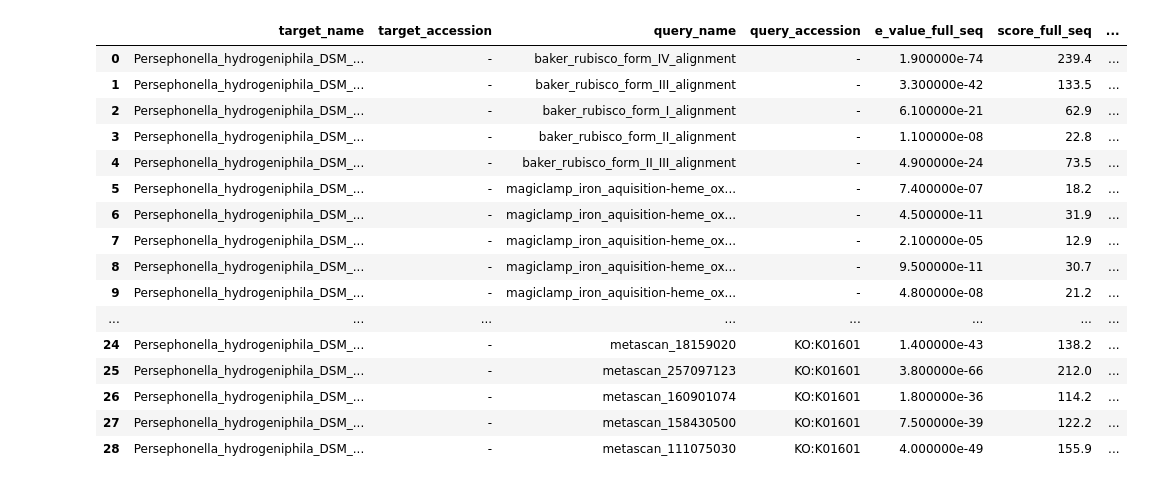
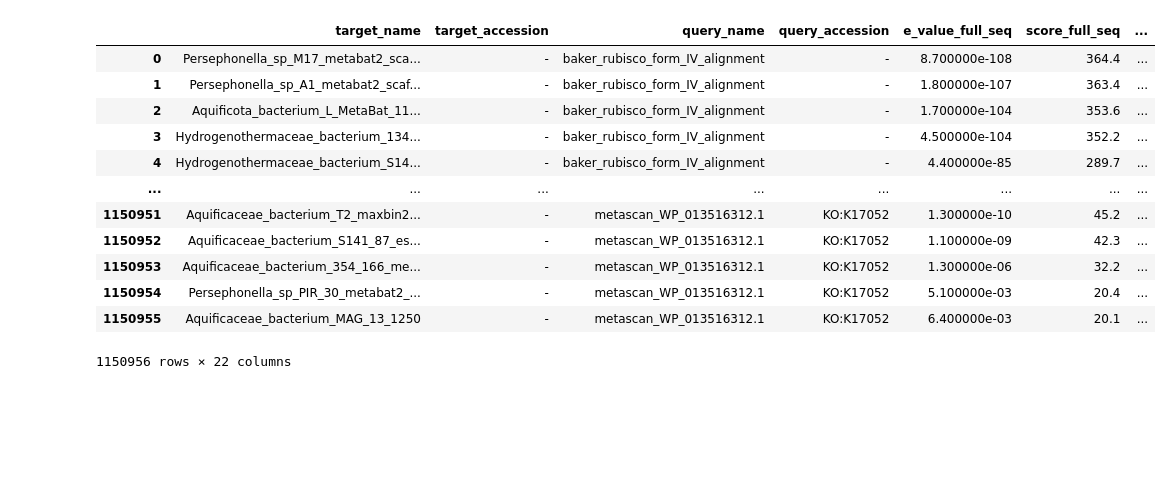
Before and after one commit to giovannellilab/faro-hmm, a Jupyter notebook: notebooks/Pipeline.ipynb, the cells around one changed output. Saved outputs shown, nothing was run; the diff lists cells and outputs as text; code cells hidden in the pictures; blank space fills up the shorter version.

```diff
--- a/notebooks/Pipeline.ipynb
+++ b/notebooks/Pipeline.ipynb
@@ -12,41 +14,45 @@ import pandas as pd
 from modules.hmm import get_hits, get_seqs
 # %%
-DATA_DIR = "../data/runs/test/"
+DATA_DIR = "../data/runs/aquificota/2024-09-08/"
 # %%
 hits_path = os.path.join(
     DATA_DIR,
-    "test.txt"
+    "HighQ_Aquificota_Sequences_AA.fa_hmmer.txt"
 )
 seqs_path = os.path.join(
     DATA_DIR,
-    "test.fa"
+    "HighQ_Aquificota_Sequences_AA.fa"
 )
 
 hits_df = get_hits(hits_path)
 seqs_df = get_seqs(seqs_path)
 
-merged_df = pd.merge(
+hits_df = pd.merge(
     left=hits_df,
     right=seqs_df.rename(columns={"seq_id": "target_name"}),
     how="left",
     on="target_name"
 )
-merged_df
+
+# Create MAG and gene caller ID columns
+hits_df["mag"] = hits_df["target_name"]\
+    .str.split("_").str[:-1]\
+    .apply(lambda row: "_".join(row))
+hits_df["gene_caller_id"] = hits_df["target_name"]\
+    .str.split("_").str[-1]
+
+hits_df
 # %% [output]
 |  | target_name | target_accession | query_name | query_accession | e_value_full_seq | score_full_seq | ... |
-| 0 | Persephonella_hydrogeniphila_DSM_... | - | baker_rubisco_form_IV_alignment | - | 1.900000e-74 | 239.4 | ... |
-| 1 | Persephonella_hydrogeniphila_DSM_... | - | baker_rubisco_form_III_alignment | - | 3.300000e-42 | 133.5 | ... |
-| 2 | Persephonella_hydrogeniphila_DSM_... | - | baker_rubisco_form_I_alignment | - | 6.100000e-21 | 62.9 | ... |
-| 3 | Persephonella_hydrogeniphila_DSM_... | - | baker_rubisco_form_II_alignment | - | 1.100000e-08 | 22.8 | ... |
-| 4 | Persephonella_hydrogeniphila_DSM_... | - | baker_rubisco_form_II_III_alignment | - | 4.900000e-24 | 73.5 | ... |
-| 5 | Persephonella_hydrogeniphila_DSM_... | - | magiclamp_iron_aquisition-heme_ox... | - | 7.400000e-07 | 18.2 | ... |
-| 6 | Persephonella_hydrogeniphila_DSM_... | - | magiclamp_iron_aquisition-heme_ox... | - | 4.500000e-11 | 31.9 | ... |
-| 7 | Persephonella_hydrogeniphila_DSM_... | - | magiclamp_iron_aquisition-heme_ox... | - | 2.100000e-05 | 12.9 | ... |
-| 8 | Persephonella_hydrogeniphila_DSM_... | - | magiclamp_iron_aquisition-heme_ox... | - | 9.500000e-11 | 30.7 | ... |
-| 9 | Persephonella_hydrogeniphila_DSM_... | - | magiclamp_iron_aquisition-heme_ox... | - | 4.800000e-08 | 21.2 | ... |
+| 0 | Persephonella_sp_M17_metabat2_sca... | - | baker_rubisco_form_IV_alignment | - | 8.700000e-108 | 364.4 | ... |
+| 1 | Persephonella_sp_A1_metabat2_scaf... | - | baker_rubisco_form_IV_alignment | - | 1.800000e-107 | 363.4 | ... |
+| 2 | Aquificota_bacterium_L_MetaBat_11... | - | baker_rubisco_form_IV_alignment | - | 1.700000e-104 | 353.6 | ... |
+| 3 | Hydrogenothermaceae_bacterium_134... | - | baker_rubisco_form_IV_alignment | - | 4.500000e-104 | 352.2 | ... |
+| 4 | Hydrogenothermaceae_bacterium_S14... | - | baker_rubisco_form_IV_alignment | - | 4.400000e-85 | 289.7 | ... |
 | ... | ... | ... | ... | ... | ... | ... | ... |
-| 24 | Persephonella_hydrogeniphila_DSM_... | - | metascan_18159020 | KO:K01601 | 1.400000e-43 | 138.2 | ... |
-| 25 | Persephonella_hydrogeniphila_DSM_... | - | metascan_257097123 | KO:K01601 | 3.800000e-66 | 212.0 | ... |
-| 26 | Persephonella_hydrogeniphila_DSM_... | - | metascan_160901074 | KO:K01601 | 1.800000e-36 | 114.2 | ... |
-| 27 | Persephonella_hydrogeniphila_DSM_... | - | metascan_158430500 | KO:K01601 | 7.500000e-39 | 122.2 | ... |
-| 28 | Persephonella_hydrogeniphila_DSM_... | - | metascan_111075030 | KO:K01601 | 4.000000e-49 | 155.9 | ... |
+| 1150951 | Aquificaceae_bacterium_T2_maxbin2... | - | metascan_WP_013516312.1 | KO:K17052 | 1.300000e-10 | 45.2 | ... |
+| 1150952 | Aquificaceae_bacterium_S141_87_es... | - | metascan_WP_013516312.1 | KO:K17052 | 1.100000e-09 | 42.3 | ... |
+| 1150953 | Aquificaceae_bacterium_354_166_me... | - | metascan_WP_013516312.1 | KO:K17052 | 1.300000e-06 | 32.2 | ... |
+| 1150954 | Persephonella_sp_PIR_30_metabat2_... | - | metascan_WP_013516312.1 | KO:K17052 | 5.100000e-03 | 20.4 | ... |
+| 1150955 | Aquificaceae_bacterium_MAG_13_1250 | - | metascan_WP_013516312.1 | KO:K17052 | 6.400000e-03 | 20.1 | ... |
+1150956 rows × 22 columns
```
Also changed, not shown: parts of 4 cells of this notebook.
